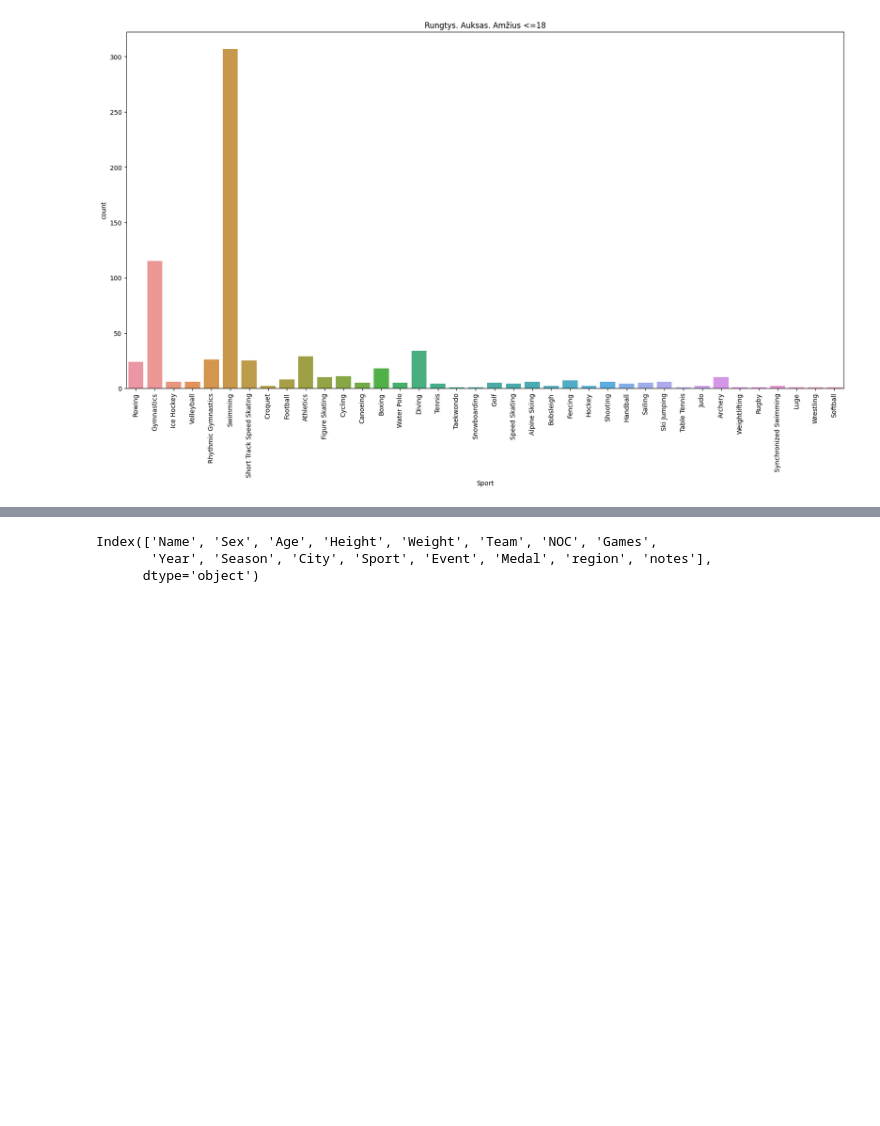
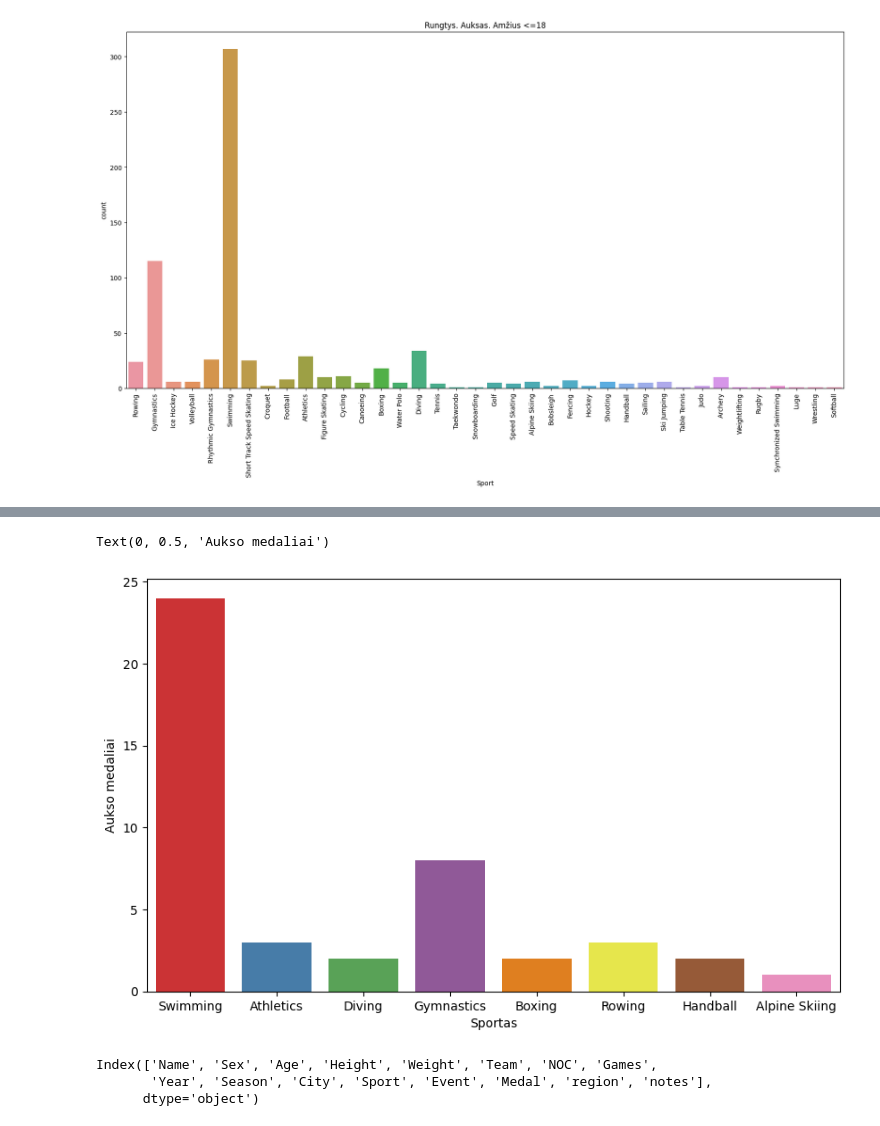
Before and after one commit to kilciukas/Olympic_dataset_exploration, a Jupyter notebook: Notebook/Olimpines_notebook.ipynb, the cells around one changed output, grey strips where cells are left out. Saved outputs shown, nothing was run; the diff lists cells and outputs as text; code cells hidden in the pictures; blank space fills up the shorter version.

```diff
--- a/Notebook/Olimpines_notebook.ipynb
+++ b/Notebook/Olimpines_notebook.ipynb
@@ -152,3 +161,13 @@ plt.xticks(rotation=90)
+# %%
+jaunesni_nei_18_max = auksoMedaliai_beNaN[(auksoMedaliai_beNaN['Year'] == 1976) & (auksoMedaliai_beNaN['Age'] <=18)]
+plt.figure(figsize=(10, 6))
+plt.tight_layout()
+sns.countplot(data=jaunesni_nei_18_max, x='Sport', palette='Set1')
+plt.xlabel('Sportas')
+plt.ylabel('Aukso medaliai')
+# %% [output]
+Text(0, 0.5, 'Aukso medaliai')
+[figure, added]
 # %%
 auksoMedaliai_beNaN.columns
 # %% [output]
```
Also changed, not shown: parts of 3 cells of this notebook.
